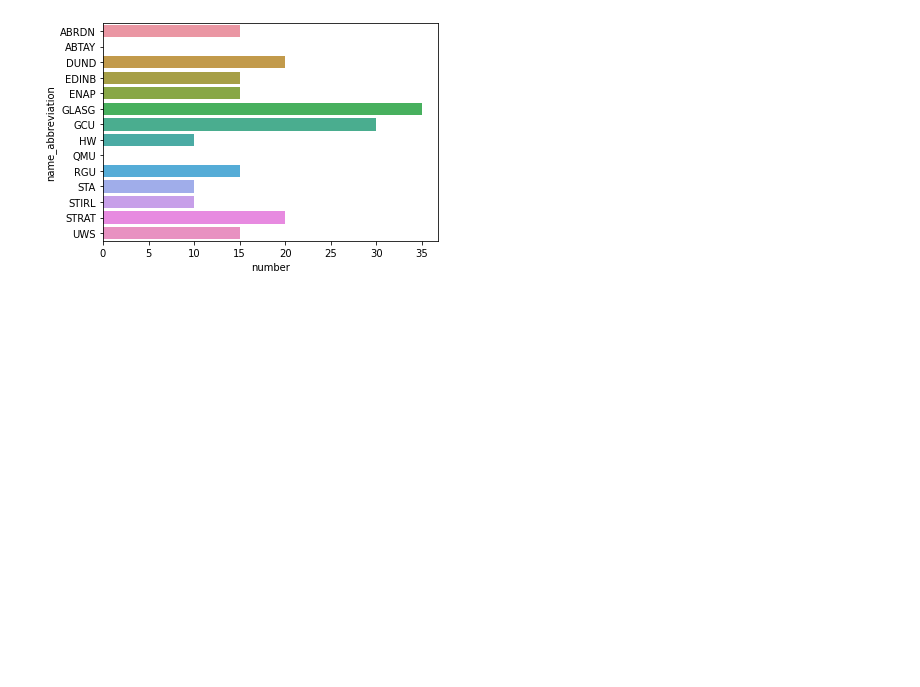
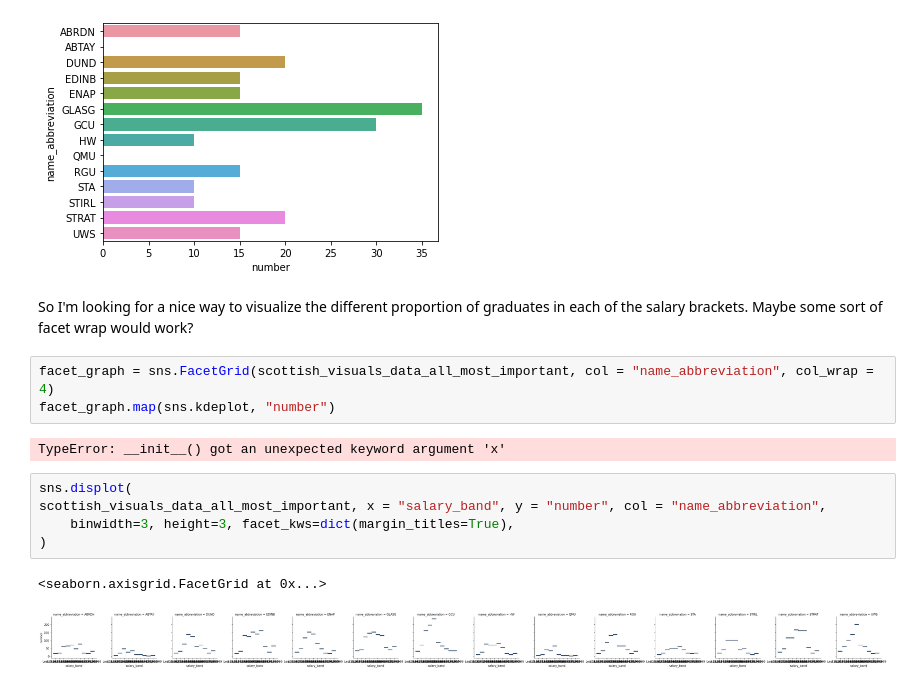
Before and after one commit to DSloan10/pcc_python_projects, a Jupyter notebook: hesa_project/Clean_up.ipynb, the cells around one changed output. Drawn from its saved outputs; the diff is of its cells as text; blank space fills up the shorter version.

Commit message:
First facet attempt

```diff
--- a/hesa_project/Clean_up.ipynb
+++ b/hesa_project/Clean_up.ipynb
@@ -1006,3 +1006,18 @@ sns.barplot(x = "number", y = "name_abbreviation", data = scottish_visuals_data_
 # %% [output]
 <matplotlib.axes._subplots.AxesSubplot at 0x...>
 [figure]
+# %% [markdown]
+So I'm looking for a nice way to visualize the different proportion of graduates in each of the salary brackets. Maybe some sort of facet wrap would work?
+# %%
+facet_graph = sns.FacetGrid(scottish_visuals_data_all_most_important, col = "name_abbreviation", col_wrap = 4)
+facet_graph.map(sns.kdeplot, "number")
+# %% [output]
+TypeError: __init__() got an unexpected keyword argument 'x'
+# %%
+sns.displot(
+scottish_visuals_data_all_most_important, x = "salary_band", y = "number", col = "name_abbreviation",
+    binwidth=3, height=3, facet_kws=dict(margin_titles=True),
+)
+# %% [output]
+<seaborn.axisgrid.FacetGrid at 0x...>
+[figure, added]
```
Also changed, not shown: parts of 3 cells of this notebook.
